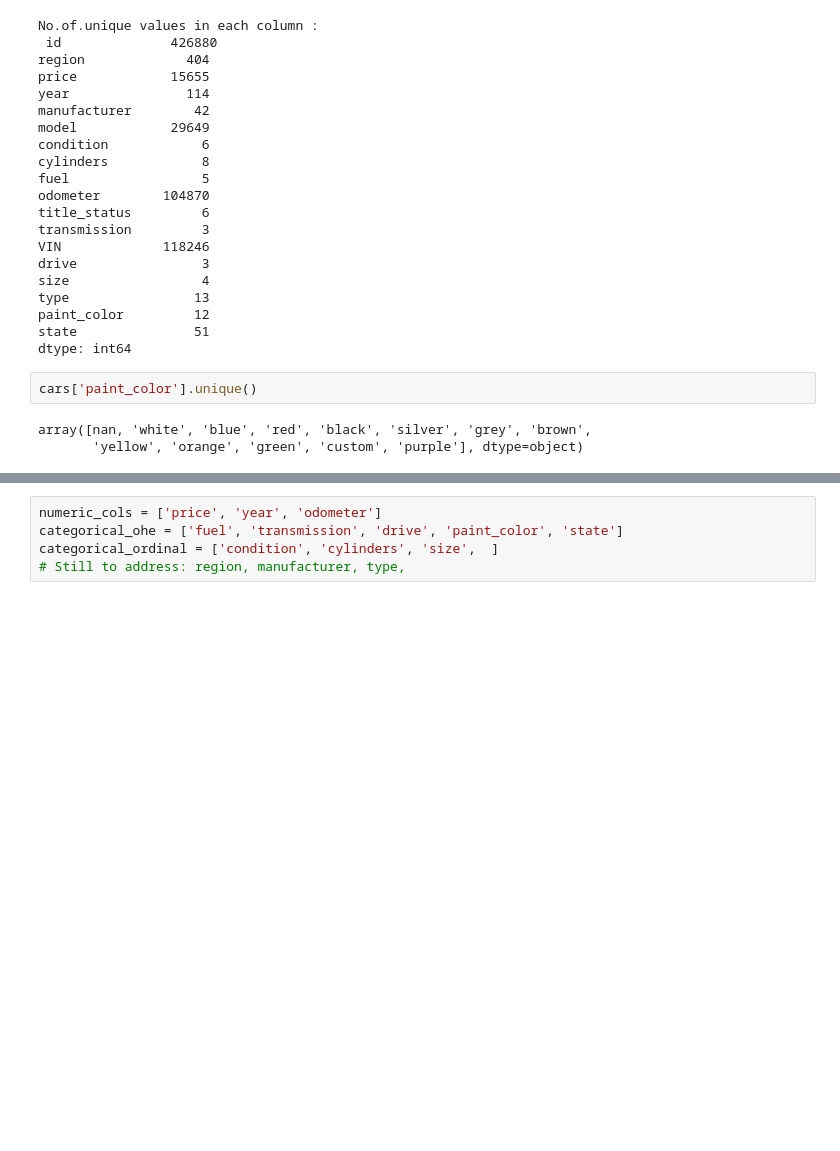
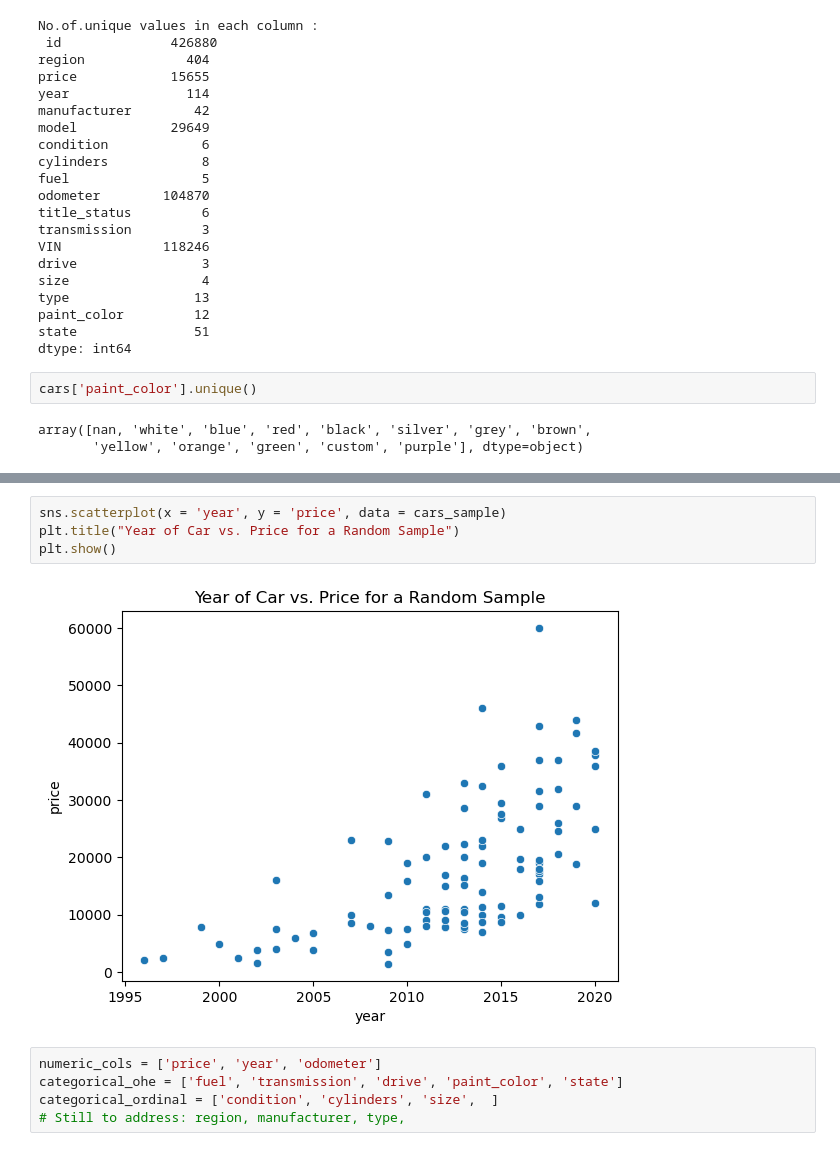
Before and after one commit to coachtech/BE_MLAI_LSTERN, a Jupyter notebook: Practical_Application_2/prompt_II.ipynb, the cells around one changed output, grey strips where cells are left out. Cells and saved outputs as stored; diff of their text form; blank space fills up the shorter version.

```diff
--- a/Practical_Application_2/prompt_II.ipynb
+++ b/Practical_Application_2/prompt_II.ipynb
@@ -233,3 +251,9 @@ Name: fuel, dtype: int64
+# %%
+sns.scatterplot(x = 'year', y = 'price', data = cars_sample)
+plt.title("Year of Car vs. Price for a Random Sample")
+plt.show()
+# %% [output]
+[figure, added]
 # %%
 numeric_cols = ['price', 'year', 'odometer']
 categorical_ohe = ['fuel', 'transmission', 'drive', 'paint_color', 'state']
```
Also changed, not shown: parts of 55 cells of this notebook, 6 other files.
